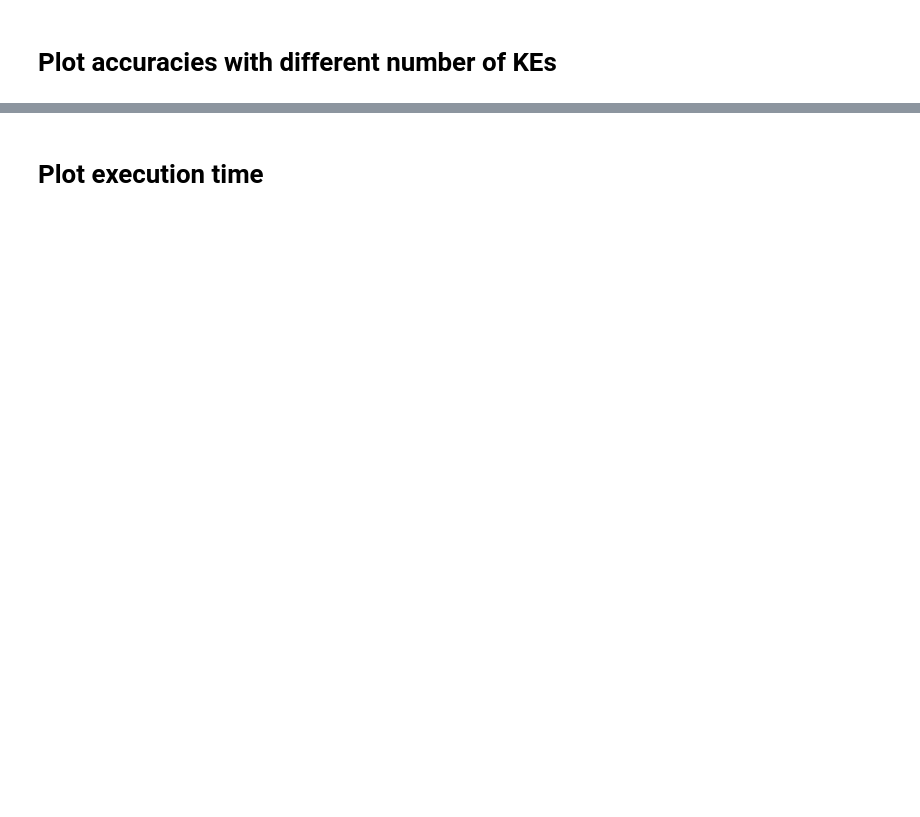
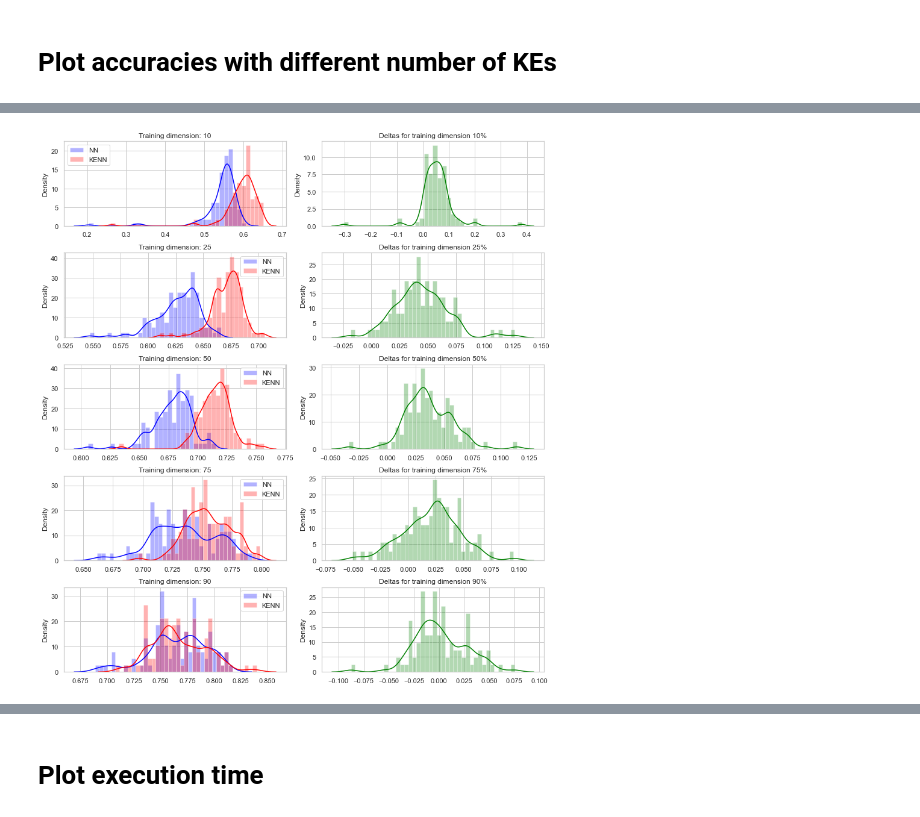
Before and after one commit to rmazzier/KENN-Citeseer-Experiments, a Jupyter notebook: final_results.ipynb, the cells around one changed output, grey strips where cells are left out. Cells and saved outputs as stored; diff of their text form; code cells hidden in the pictures; blank space fills up the shorter version.

Commit message:
Updated the plots

```diff
--- a/final_results.ipynb
+++ b/final_results.ipynb
@@ -153,5 +196,7 @@ fig.show()
 # %%
 # Histograms
 # %%
-plot_histograms(history_inductive[2], 'history_inductive', bw=0.6, bins=40)
+plot_histograms(history_inductive[2], 'histograms_inductive', bw=0.6, bins=40)
+# %% [output]
+[figure, added]
 # %%
```
Also changed, not shown: parts of 8 cells of this notebook, 6 other files.
